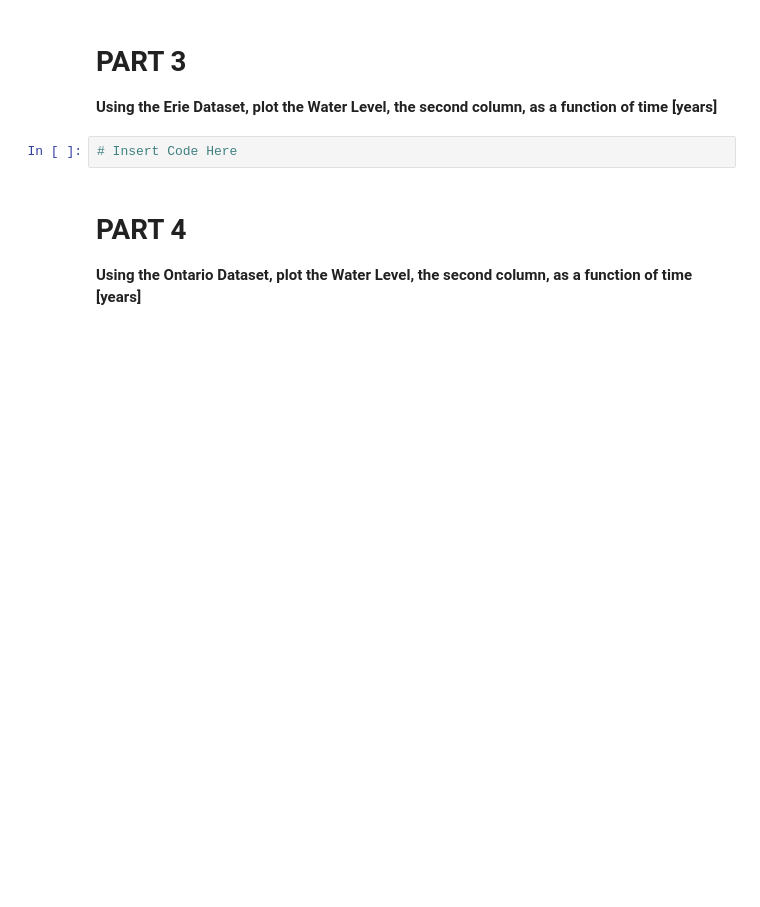
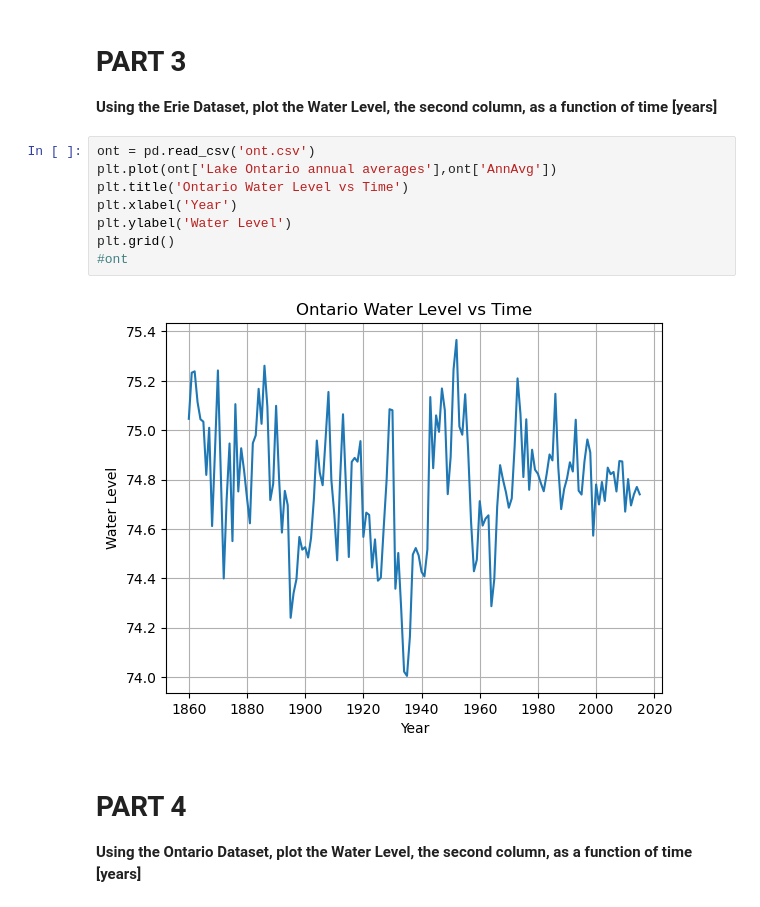
Before and after one commit to jackcienkus/CMSE202_Git_Started, a Jupyter notebook: Great_Lakes_and_Grand_River.ipynb, the cells around one changed output. Saved outputs shown, nothing was run; the diff lists cells and outputs as text; blank space fills up the shorter version.

Commit message:
Committing Part 2 again since it didn't work the first time

```diff
--- a/Great_Lakes_and_Grand_River.ipynb
+++ b/Great_Lakes_and_Grand_River.ipynb
@@ -47,8 +64,16 @@ plt.grid()
 # PART 3
 
 **Using the Erie Dataset, plot the Water Level, the second column, as a function of time [years]**
-# %%
-# Insert Code Here
+# %%
+ont = pd.read_csv('ont.csv')
+plt.plot(ont['Lake Ontario annual averages'],ont['AnnAvg'])
+plt.title('Ontario Water Level vs Time')
+plt.xlabel('Year')
+plt.ylabel('Water Level')
+plt.grid()
+#ont
+# %% [output]
+[figure, added]
 # %% [markdown]
 # PART 4
 
```
Also changed, not shown: parts of 4 cells of this notebook.
